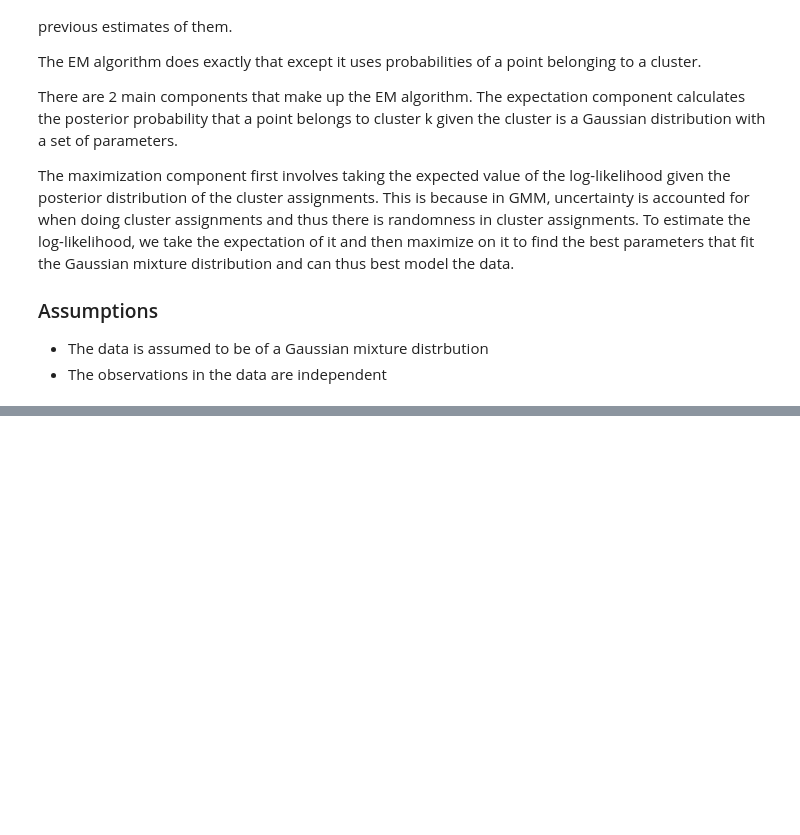
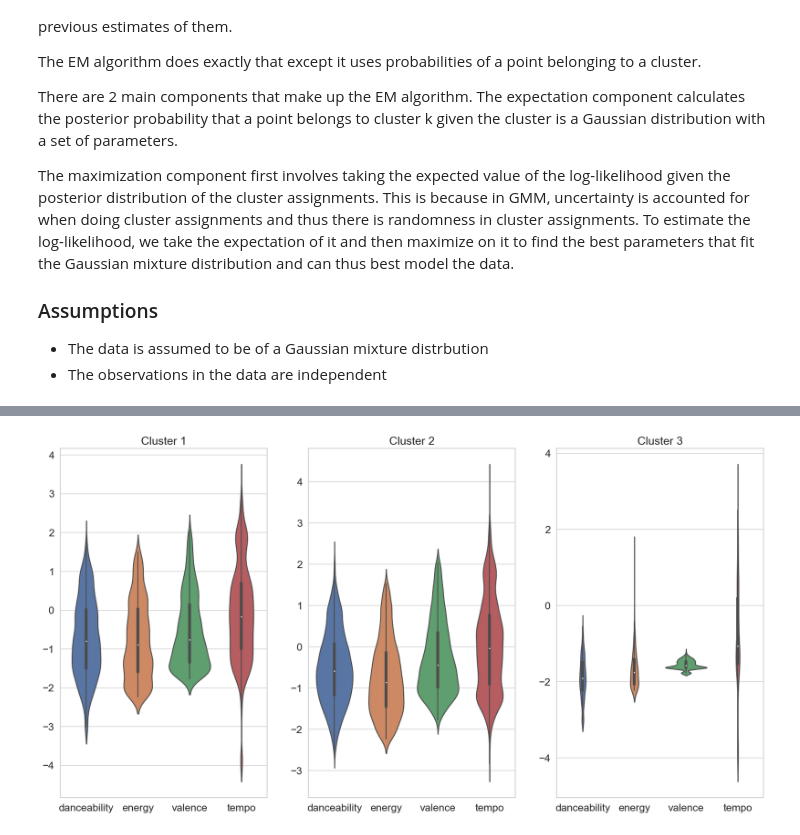
Before and after one commit to huongngo-8/music_explorer, a Jupyter notebook: notebooks/mood_explorer.ipynb, the cells around one changed output, grey strips where cells are left out. Cells and saved outputs as stored; diff of their text form; code cells hidden in the pictures; blank space fills up the shorter version.

```diff
--- a/notebooks/mood_explorer.ipynb
+++ b/notebooks/mood_explorer.ipynb
@@ -402,0 +474,5 @@ from sklearn.neighbors import KNeighborsClassifier
+# %%
+cluster_1_df = cluster_1
+# %%
+gmm_model_3 = GaussianMixture(3, random_state = 2002, init_params = 'k-means++', n_init = 10)
+labels_3 = gmm_model_3.fit_predict(cluster_1_df)
@@ -402,0 +488,3 @@ from sklearn.neighbors import KNeighborsClassifier
+# %%
+cluster_1_df['cluster'] = labels_3 + 1
+cluster_1_df.head()
@@ -402,0 +503,14 @@ from sklearn.neighbors import KNeighborsClassifier
+# %%
+temp_1 = cluster_1_df[cluster_1_df['cluster'] == 1]
+temp_2 = cluster_1_df[cluster_1_df['cluster'] == 2]
+temp_3 = cluster_1_df[cluster_1_df['cluster'] == 3]
+# %%
+fig, axes = plt.subplots(1, 3, figsize = (20, 10))
+sns.violinplot(ax = axes[0], data = temp_1[numeric_columns])
+axes[0].title.set_text('Cluster 1')
+sns.violinplot(ax = axes[1], data = temp_2[numeric_columns])
+axes[1].title.set_text('Cluster 2')
+sns.violinplot(ax = axes[2], data = temp_3[numeric_columns])
+axes[2].title.set_text('Cluster 3')
+# %% [output]
+[figure, added]
```
Also changed, not shown: parts of 52 cells of this notebook, 1 other file.
